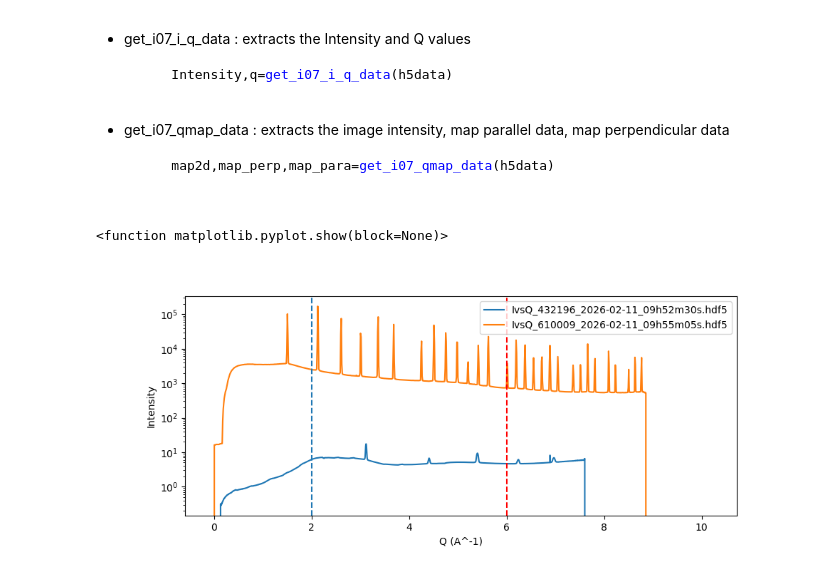
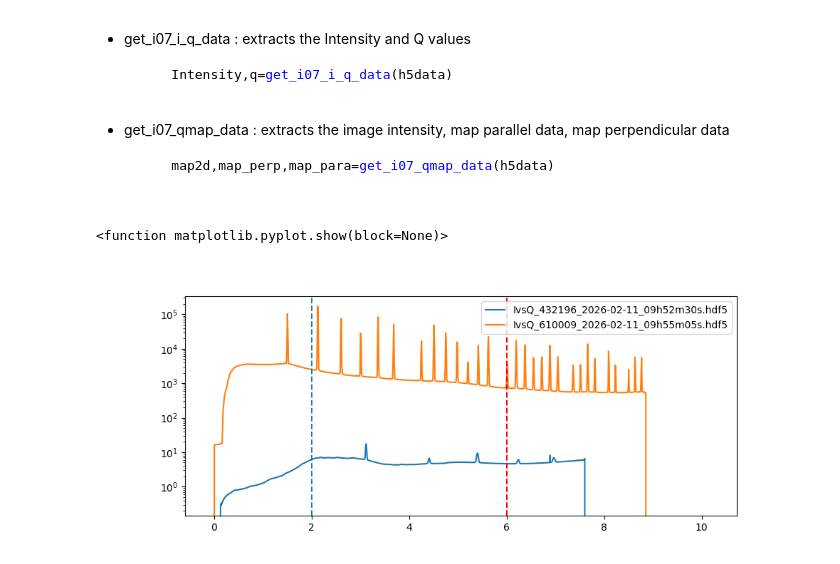
Before and after one commit to P-Mousley/MINERVA_training, a Jupyter notebook: MINERVA_calculations.ipynb, the cells around one changed output. Saved outputs shown, nothing was run; the diff lists cells and outputs as text; code cells hidden in the pictures.

```diff
--- a/MINERVA_calculations.ipynb
+++ b/MINERVA_calculations.ipynb
@@ -100,9 +75,0 @@ NameError: name 'compare_qmap_list' is not defined
-# %%
-import h5py
-import matplotlib.pyplot as plt
-from MINERVA_toolbox.plotting import get_i07_i_q_data
-outfold='/dls/science/groups/das/ExampleData/i07/fast_rsm_example_data/testing_2026-02-11'
-%matplotlib widget
-
-testivqfiles=['IvsQ_432196_2026-02-11_09h52m30s.hdf5',       'IvsQ_610009_2026-02-11_09h55m05s.hdf5']
-h5data=h5py.File(f'{outfold}/{testivqfiles[0]}')
@@ -128,23 +93,21 @@ MINERVA_toolbox also has functions to extract the 1d or 2d datasets from i07 pro
 # %%
 import h5py
 import matplotlib.pyplot as plt
 from MINERVA_toolbox.plotting import get_i07_i_q_data
 outfold='/dls/science/groups/das/ExampleData/i07/fast_rsm_example_data/testing_2026-02-11'
 %matplotlib widget
 
 testivqfiles=['IvsQ_432196_2026-02-11_09h52m30s.hdf5',       'IvsQ_610009_2026-02-11_09h55m05s.hdf5']
 fig,axs=plt.subplots(figsize=(10,4))
 for i,testivqfile in enumerate(testivqfiles):
     h5data=h5py.File(f'{outfold}/{testivqfile}')
     Intensity,q=get_i07_i_q_data(h5data)
     axs.semilogy(q[0],Intensity[0],label=testivqfile)
 axs.axvline(2,ls='--')
 axs.axvline(6,ls='--',color='red')
-axs.set_xlabel('Q (A^-1)')
-axs.set_ylabel('Intensity')
 
 plt.legend()
 plt.show
 # %% [output]
 <function matplotlib.pyplot.show(block=None)>
-[figure, old version]
+[figure, new version]
```
Also changed, not shown: parts of 12 cells of this notebook.
